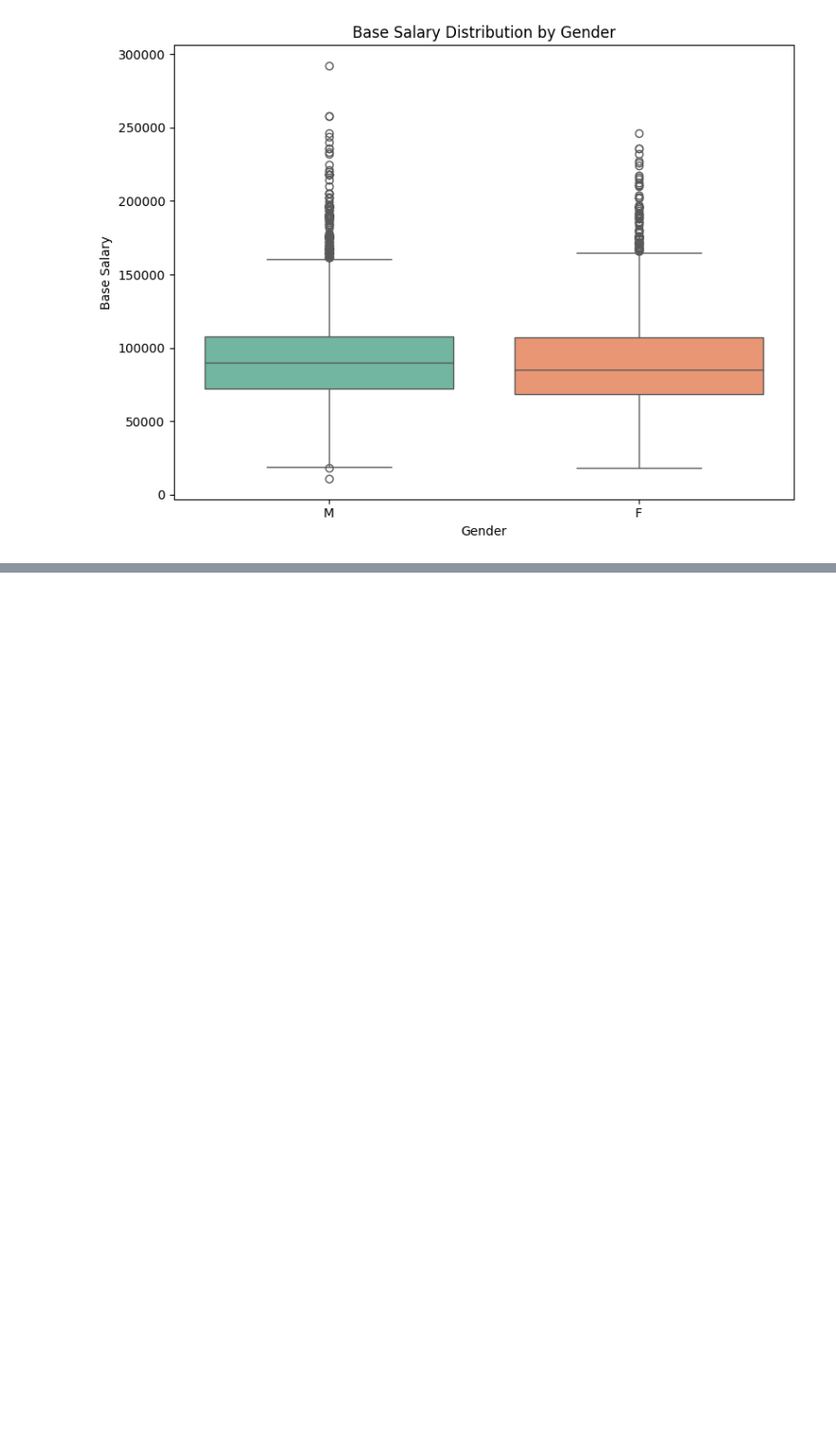
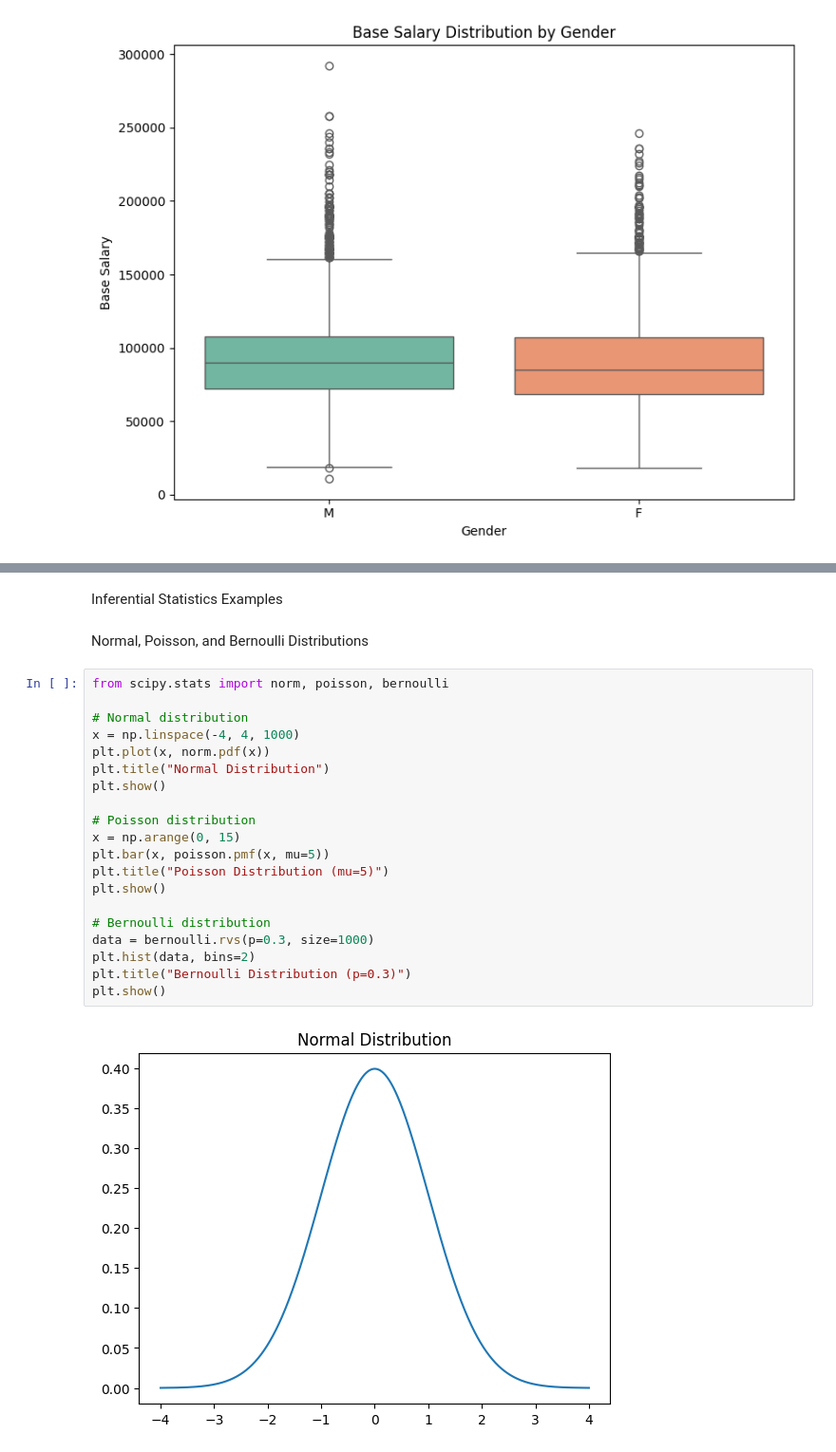
Before and after one commit to Ashishpathak78/DAV_ASSIGNMENT-169, a Jupyter notebook: DAVAssignment.ipynb, the cells around one changed output, grey strips where cells are left out. Shown at 95% size. Drawn from its saved outputs; the diff is of its cells as text; blank space fills up the shorter version.

```diff
--- a/DAVAssignment.ipynb
+++ b/DAVAssignment.ipynb
@@ -611,0 +652,26 @@ plt.show()
+# %% [markdown]
+ Inferential Statistics Examples
+# %% [markdown]
+Normal, Poisson, and Bernoulli Distributions
+# %%
+from scipy.stats import norm, poisson, bernoulli
+
+# Normal distribution
+x = np.linspace(-4, 4, 1000)
+plt.plot(x, norm.pdf(x))
+plt.title("Normal Distribution")
+plt.show()
+
+# Poisson distribution
+x = np.arange(0, 15)
+plt.bar(x, poisson.pmf(x, mu=5))
+plt.title("Poisson Distribution (mu=5)")
+plt.show()
+
+# Bernoulli distribution
+data = bernoulli.rvs(p=0.3, size=1000)
+plt.hist(data, bins=2)
+plt.title("Bernoulli Distribution (p=0.3)")
+plt.show()
+# %% [output]
+[figure, added]
```
Also changed, not shown: parts of 25 cells of this notebook.
